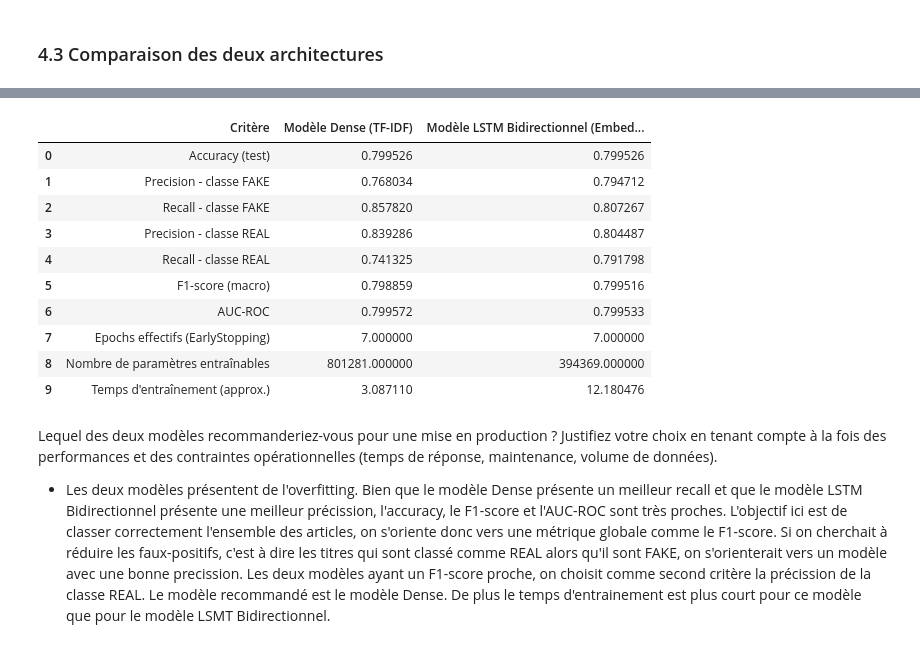
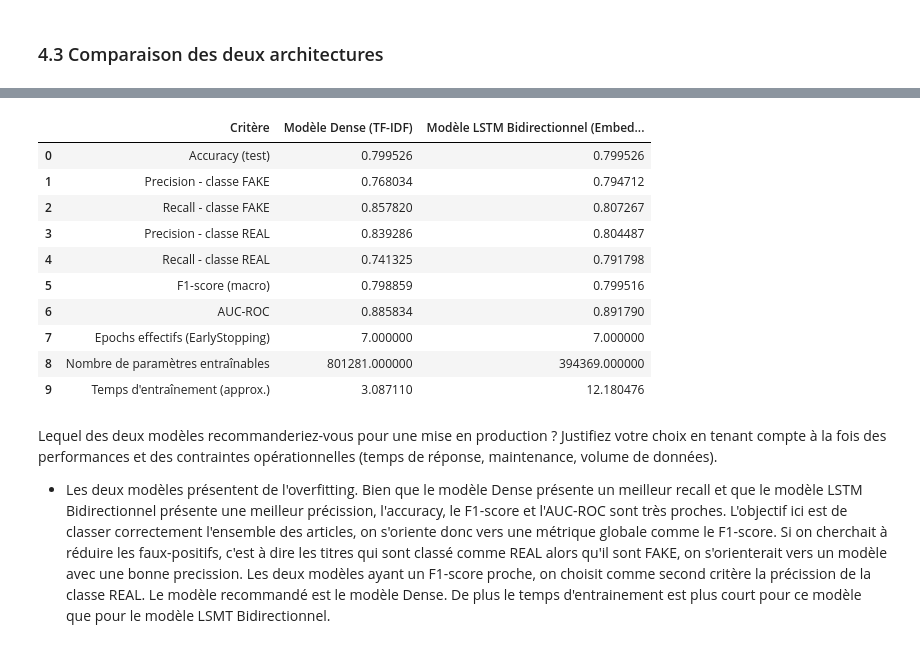
Before and after one commit to DamienDESSAUX-M2i/DESSAUX_Damien_ECF4, a Jupyter notebook: notebook/ecf_fake_news.ipynb, the cells around one changed output, grey strips where cells are left out. Saved outputs shown, nothing was run; the diff lists cells and outputs as text; code cells hidden in the pictures.

```diff
--- a/notebook/ecf_fake_news.ipynb
+++ b/notebook/ecf_fake_news.ipynb
@@ -1023,7 +1023,7 @@ def predict_with_timing(model, X, y, threshold=0.5):
     }
 
 
-def compute_classification_metrics(y_true, y_pred):
+def compute_classification_metrics(y_true, y_pred, y_proba):
     return {
         "Accuracy (test)": accuracy_score(y_true, y_pred),
         "Precision - classe FAKE": precision_score(y_true, y_pred, pos_label=0),
@@ -1031,7 +1031,7 @@ def compute_classification_metrics(y_true, y_pred):
         "Precision - classe REAL": precision_score(y_true, y_pred, pos_label=1),
         "Recall - classe REAL": recall_score(y_true, y_pred, pos_label=1),
         "F1-score (macro)": f1_score(y_true, y_pred, average="macro"),
-        "AUC-ROC": roc_auc_score(y_true, y_pred),
+        "AUC-ROC": roc_auc_score(y_true, y_proba),
     }
 
 
@@ -1068,7 +1068,9 @@ def compare_models(models_config, y_true):
 
         pred_results = predict_with_timing(model, X_test, y_true)
 
-        metrics = compute_classification_metrics(y_true, pred_results["y_pred"])
+        metrics = compute_classification_metrics(
+            y_true, pred_results["y_pred"], pred_results["y_proba"]
+        )
 
         model_info = get_model_info(model, history, train_time)
 
@@ -1110,11 +1112,11 @@ df_models.head(10)
 |  | Critère | Modèle Dense (TF-IDF) | Modèle LSTM Bidirectionnel (Embed... |
 | 0 | Accuracy (test) | 0.799526 | 0.799526 |
 | 1 | Precision - classe FAKE | 0.768034 | 0.794712 |
 | 2 | Recall - classe FAKE | 0.857820 | 0.807267 |
 | 3 | Precision - classe REAL | 0.839286 | 0.804487 |
 | 4 | Recall - classe REAL | 0.741325 | 0.791798 |
 | 5 | F1-score (macro) | 0.798859 | 0.799516 |
-| 6 | AUC-ROC | 0.799572 | 0.799533 |
+| 6 | AUC-ROC | 0.885834 | 0.891790 |
 | 7 | Epochs effectifs (EarlyStopping) | 7.000000 | 7.000000 |
 | 8 | Nombre de paramètres entraînables | 801281.000000 | 394369.000000 |
 | 9 | Temps d'entraînement (approx.) | 3.087110 | 12.180476 |
```
Also changed, not shown: parts of 8 cells of this notebook.
